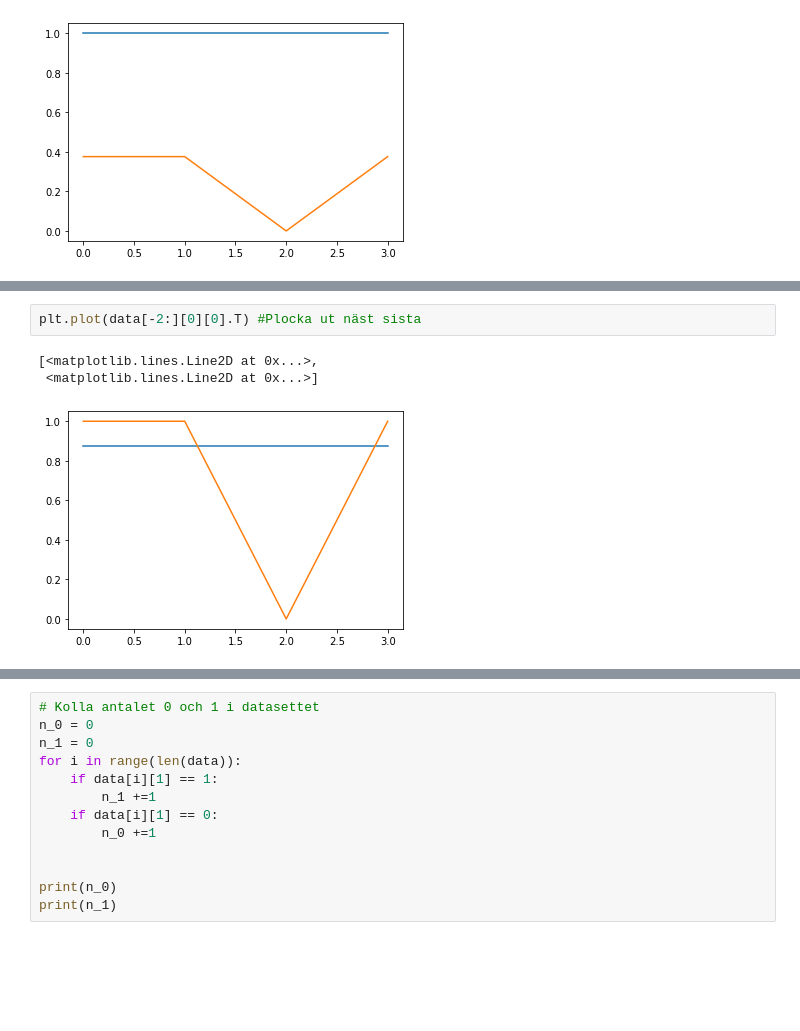
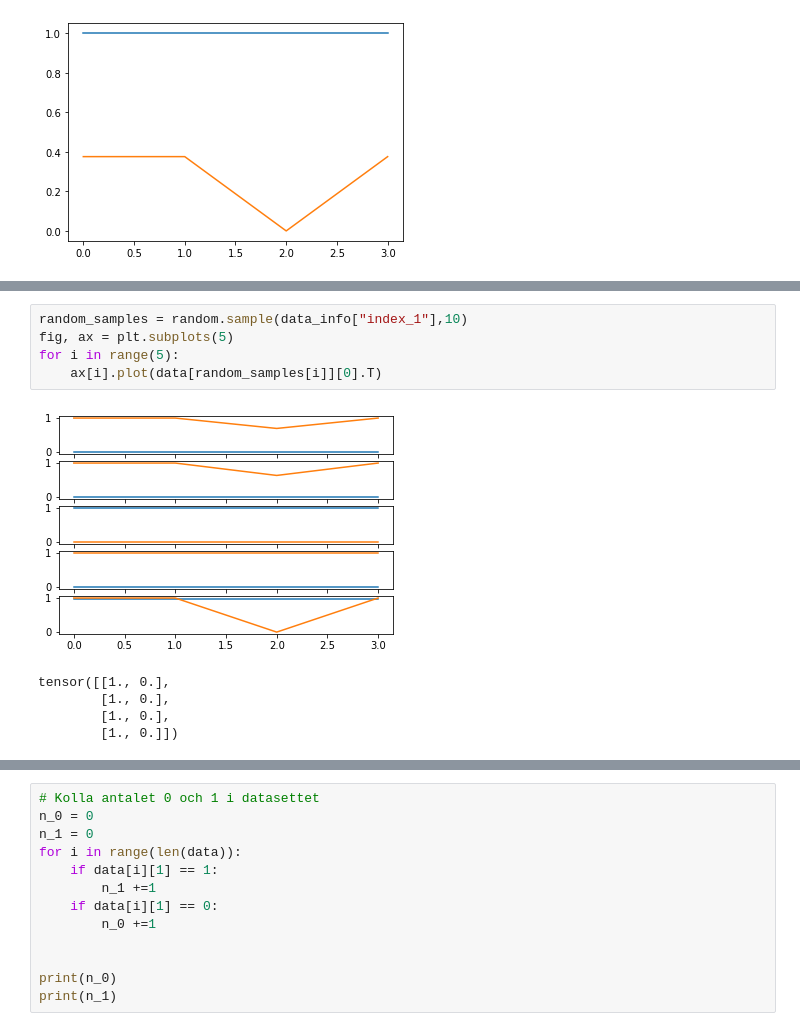
Before and after one commit to anderssegerlund/Machine-Learning, a Jupyter notebook: Car-volt mock data/Generate fake car volt data.ipynb, the cells around one changed output, grey strips where cells are left out. Saved outputs shown, nothing was run; the diff lists cells and outputs as text; blank space fills up the shorter version.

```diff
--- a/Car-volt mock data/Generate fake car volt data.ipynb
+++ b/Car-volt mock data/Generate fake car volt data.ipynb
@@ -102,6 +179,13 @@ data = create_data(n_healthy=10000, n_fails=1000)
+# %%
+random_samples = random.sample(data_info["index_1"],10)
+fig, ax = plt.subplots(5)
+for i in range(5):
+    ax[i].plot(data[random_samples[i]][0].T)
+# %% [output]
+[figure, added]
 # %%
-plt.plot(data[-2:][0][0].T) #Plocka ut näst sista
 # %% [output]
-[<matplotlib.lines.Line2D at 0x...>,
- <matplotlib.lines.Line2D at 0x...>]
+tensor([[1., 0.],
+        [1., 0.],
+        [1., 0.],
+        [1., 0.]])
-[figure, removed]
```
Also changed, not shown: parts of 28 cells of this notebook.
